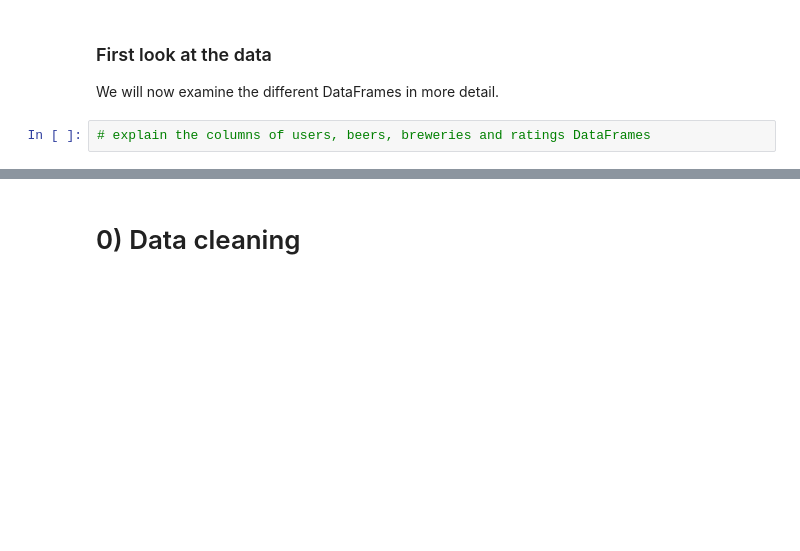
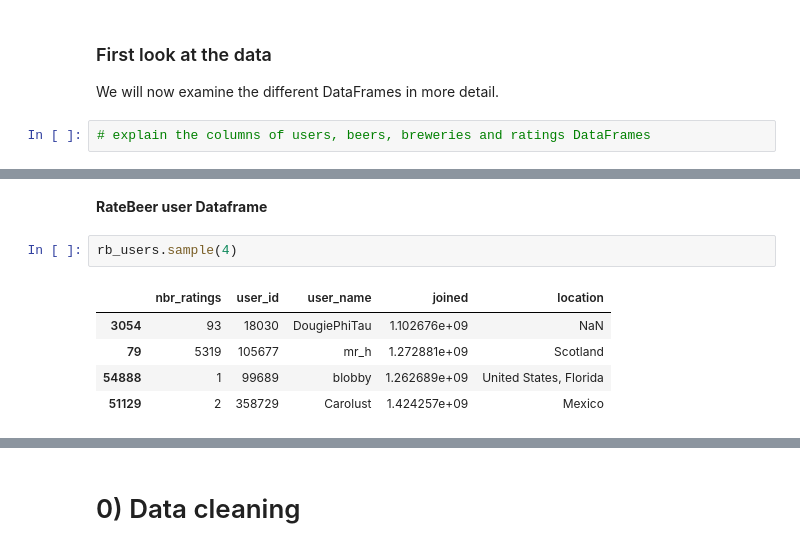
Before and after one commit to epfl-ada/ada-2024-project-datapilots, a Jupyter notebook: results.ipynb, the cells around one changed output, grey strips where cells are left out. Cells and saved outputs as stored; diff of their text form; blank space fills up the shorter version.

```diff
--- a/results.ipynb
+++ b/results.ipynb
@@ -81,0 +139,10 @@ We will now examine the different DataFrames in more detail.
+# %% [markdown]
+**RateBeer user Dataframe**
+# %%
+rb_users.sample(4)
+# %% [output]
+|  | nbr_ratings | user_id | user_name | joined | location |
+| 3054 | 93 | 18030 | DougiePhiTau | 1.102676e+09 | NaN |
+| 79 | 5319 | 105677 | mr_h | 1.272881e+09 | Scotland |
+| 54888 | 1 | 99689 | blobby | 1.262689e+09 | United States, Florida |
+| 51129 | 2 | 358729 | Carolust | 1.424257e+09 | Mexico |
```
Also changed, not shown: parts of 21 cells of this notebook.
